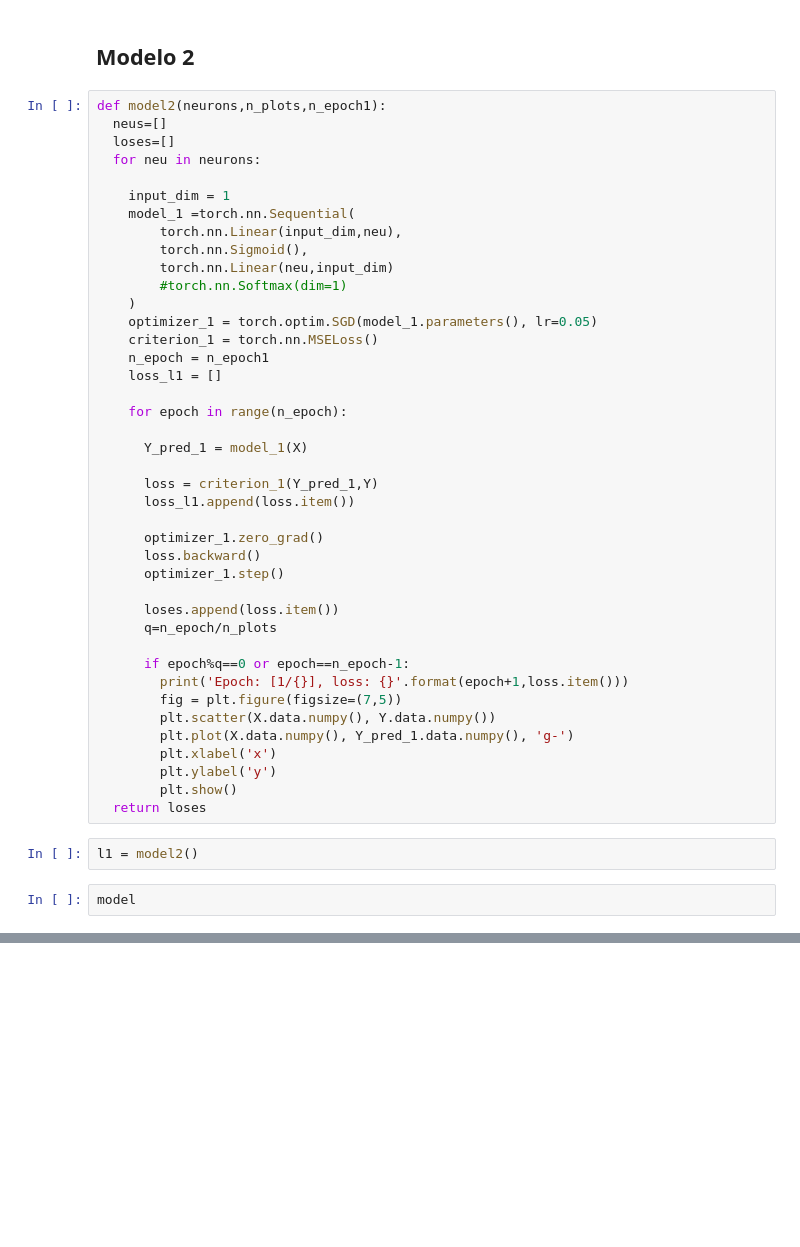
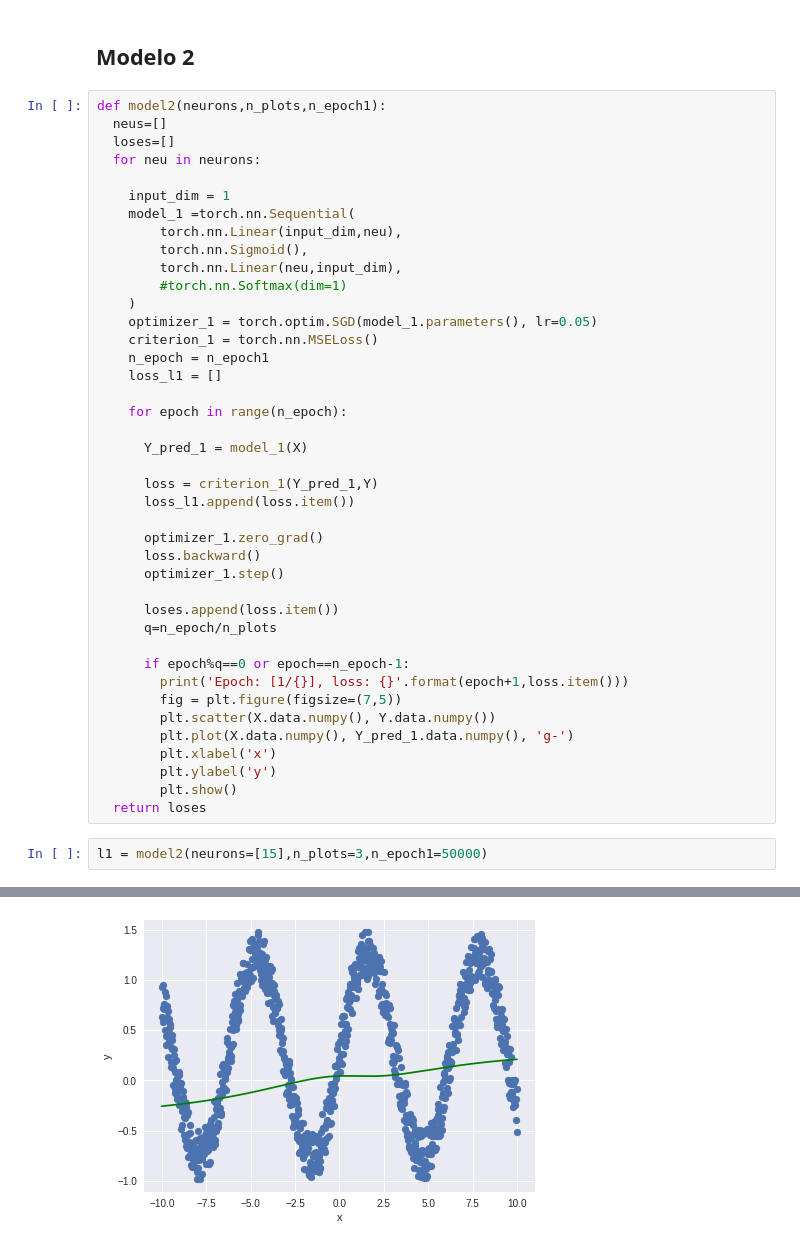
Before and after one commit to juan-p-b/PerezJuanCarlos_RECV_Entrega4, a Jupyter notebook: PerezJuanCarlos_RECV_Entrega4.ipynb, the cells around one changed output, grey strips where cells are left out. Drawn from its saved outputs; the diff is of its cells as text; blank space fills up the shorter version.

```diff
--- a/PerezJuanCarlos_RECV_Entrega4.ipynb
+++ b/PerezJuanCarlos_RECV_Entrega4.ipynb
@@ -95,7 +137,7 @@ def model2(neurons,n_plots,n_epoch1):
     model_1 =torch.nn.Sequential(
         torch.nn.Linear(input_dim,neu),
         torch.nn.Sigmoid(),
-        torch.nn.Linear(neu,input_dim)
+        torch.nn.Linear(neu,input_dim),
         #torch.nn.Softmax(dim=1)
     )
     optimizer_1 = torch.optim.SGD(model_1.parameters(), lr=0.05)
@@ -126,7 +168,6 @@ def model2(neurons,n_plots,n_epoch1):
         plt.ylabel('y')
         plt.show()
   return loses
-# %%
-l1 = model2()
-# %%
-model
+# %%
+l1 = model2(neurons=[15],n_plots=3,n_epoch1=50000)
+# %% [output]
@@ -132,0 +175 @@ model
+[figure, added]
```
Also changed, not shown: parts of 7 cells of this notebook.
